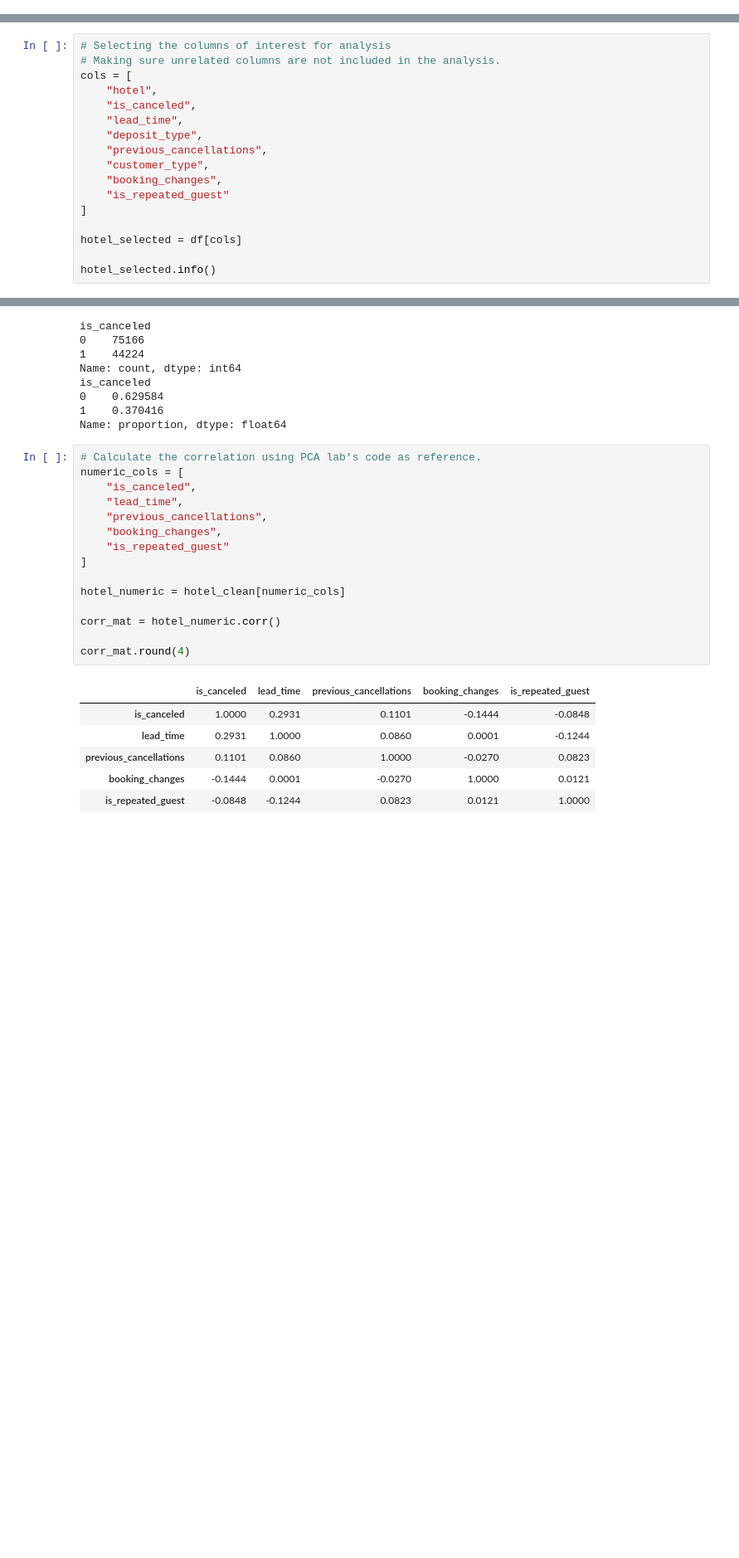
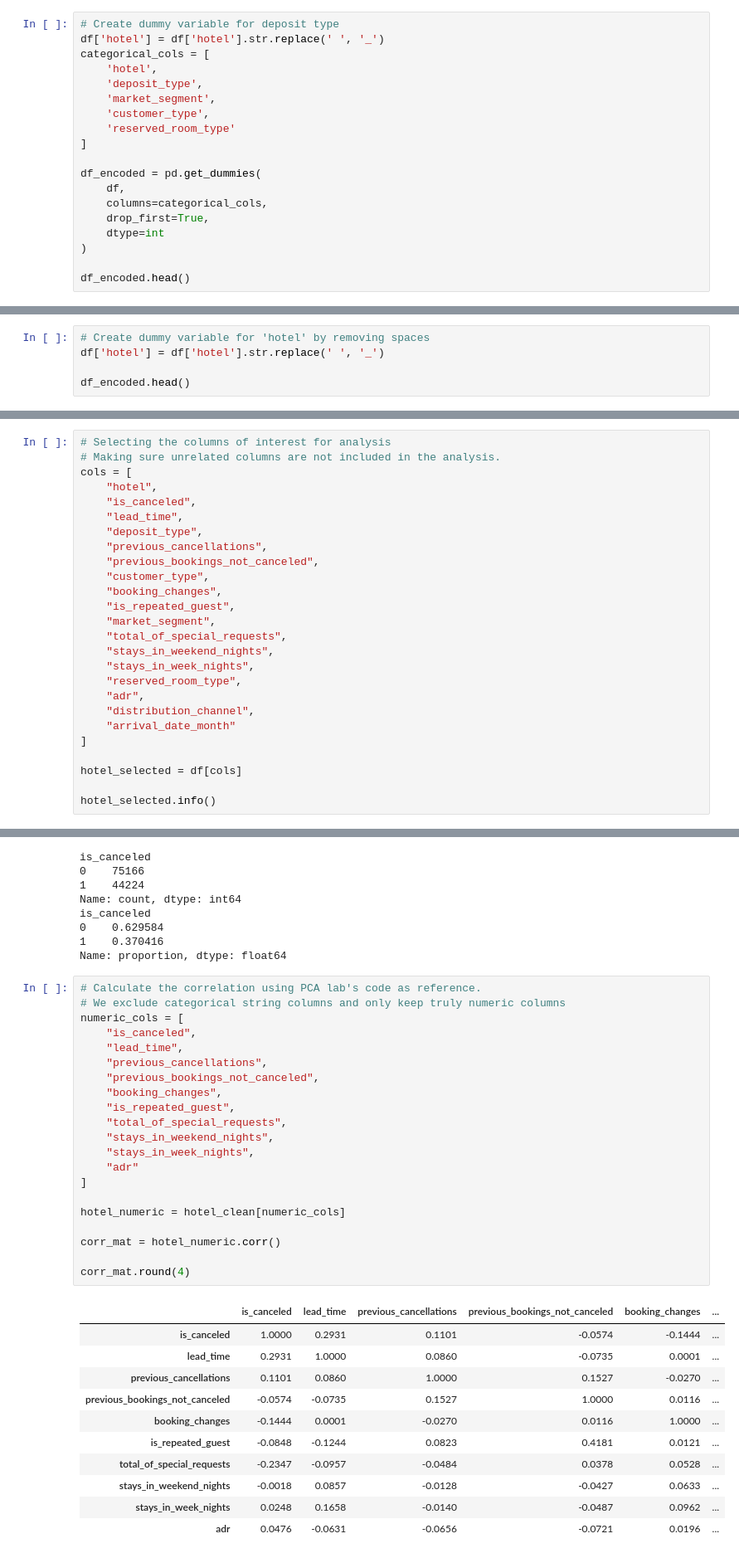
Before and after one commit to sylle321/Hotel_booking, a Jupyter notebook: BA305_Project.ipynb, the cells around one changed output, grey strips where cells are left out. Shown at 83% size. Saved outputs shown, nothing was run; the diff lists cells and outputs as text; blank space fills up the shorter version.

```diff
--- a/BA305_Project.ipynb
+++ b/BA305_Project.ipynb
@@ -46,3 +46,22 @@ df.nunique()
 | reservation_status | 3 |
 | reservation_status_date | 926 |
 dtype: int64
+# %%
+# Create dummy variable for deposit type
+df['hotel'] = df['hotel'].str.replace(' ', '_')
+categorical_cols = [
+    'hotel',
+    'deposit_type',
+    'market_segment',
+    'customer_type',
+    'reserved_room_type'
+]
+
+df_encoded = pd.get_dummies(
+    df,
+    columns=categorical_cols,
+    drop_first=True,
+    dtype=int
+)
+
+df_encoded.head()
@@ -48,0 +76,5 @@ dtype: int64
+# %%
+# Create dummy variable for 'hotel' by removing spaces
+df['hotel'] = df['hotel'].str.replace(' ', '_')
+
+df_encoded.head()
@@ -55,9 +95,18 @@ cols = [
     "lead_time",
     "deposit_type",
     "previous_cancellations",
+    "previous_bookings_not_canceled",
     "customer_type",
     "booking_changes",
-    "is_repeated_guest"
+    "is_repeated_guest",
+    "market_segment",
+    "total_of_special_requests",
+    "stays_in_weekend_nights",
+    "stays_in_week_nights",
+    "reserved_room_type",
+    "adr",
+    "distribution_channel",
+    "arrival_date_month"
 ]
 
 hotel_selected = df[cols]
@@ -107,26 +158,37 @@ is_canceled
 Name: proportion, dtype: float64
 # %%
 # Calculate the correlation using PCA lab's code as reference.
+# We exclude categorical string columns and only keep truly numeric columns
 numeric_cols = [
     "is_canceled",
     "lead_time",
     "previous_cancellations",
+    "previous_bookings_not_canceled",
     "booking_changes",
-    "is_repeated_guest"
+    "is_repeated_guest",
+    "total_of_special_requests",
+    "stays_in_weekend_nights",
+    "stays_in_week_nights",
+    "adr"
 ]
 
 hotel_numeric = hotel_clean[numeric_cols]
 
 corr_mat = hotel_numeric.corr()
 
 corr_mat.round(4)
 # %% [output]
-|  | is_canceled | lead_time | previous_cancellations | booking_changes | is_repeated_guest |
-| is_canceled | 1.0000 | 0.2931 | 0.1101 | -0.1444 | -0.0848 |
-| lead_time | 0.2931 | 1.0000 | 0.0860 | 0.0001 | -0.1244 |
-| previous_cancellations | 0.1101 | 0.0860 | 1.0000 | -0.0270 | 0.0823 |
-| booking_changes | -0.1444 | 0.0001 | -0.0270 | 1.0000 | 0.0121 |
-| is_repeated_guest | -0.0848 | -0.1244 | 0.0823 | 0.0121 | 1.0000 |
+|  | is_canceled | lead_time | previous_cancellations | previous_bookings_not_canceled | booking_changes | ... |
+| is_canceled | 1.0000 | 0.2931 | 0.1101 | -0.0574 | -0.1444 | ... |
+| lead_time | 0.2931 | 1.0000 | 0.0860 | -0.0735 | 0.0001 | ... |
+| previous_cancellations | 0.1101 | 0.0860 | 1.0000 | 0.1527 | -0.0270 | ... |
+| previous_bookings_not_canceled | -0.0574 | -0.0735 | 0.1527 | 1.0000 | 0.0116 | ... |
+| booking_changes | -0.1444 | 0.0001 | -0.0270 | 0.0116 | 1.0000 | ... |
+| is_repeated_guest | -0.0848 | -0.1244 | 0.0823 | 0.4181 | 0.0121 | ... |
+| total_of_special_requests | -0.2347 | -0.0957 | -0.0484 | 0.0378 | 0.0528 | ... |
+| stays_in_weekend_nights | -0.0018 | 0.0857 | -0.0128 | -0.0427 | 0.0633 | ... |
+| stays_in_week_nights | 0.0248 | 0.1658 | -0.0140 | -0.0487 | 0.0962 | ... |
+| adr | 0.0476 | -0.0631 | -0.0656 | -0.0721 | 0.0196 | ... |
 # %%
 # Correlation with is_canceled only
 corr_mat[["is_canceled"]].round(3)
```
Also changed, not shown: parts of 5 cells of this notebook.
